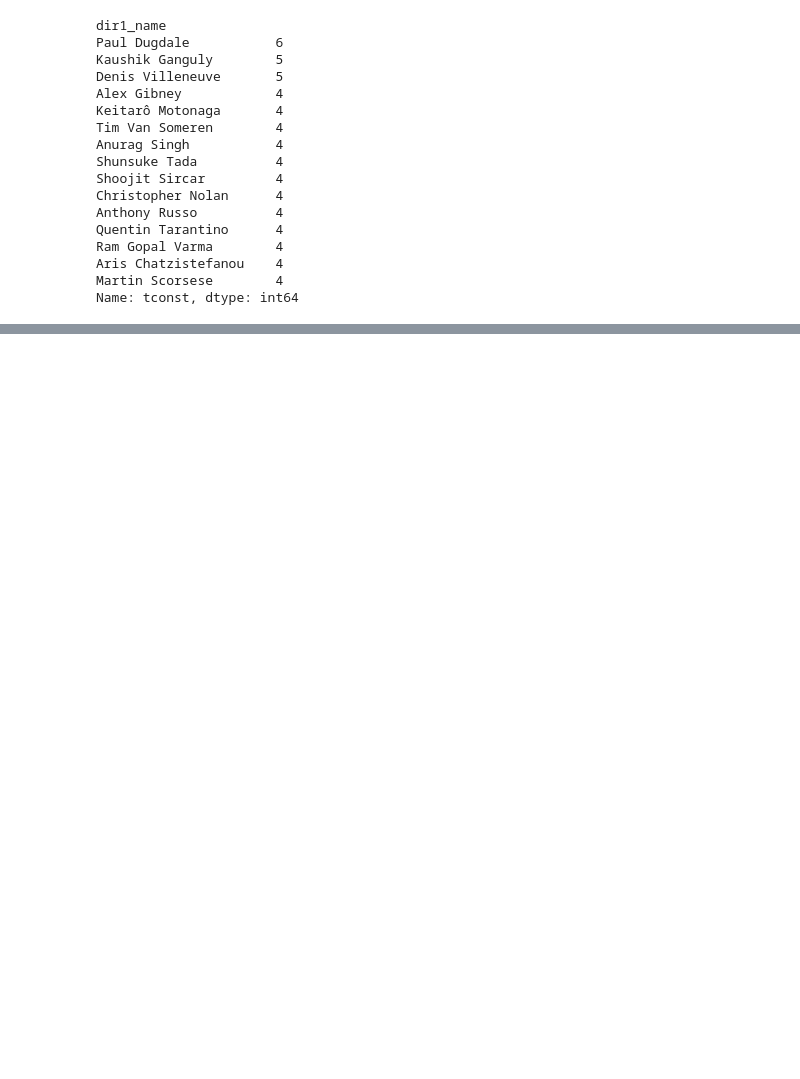
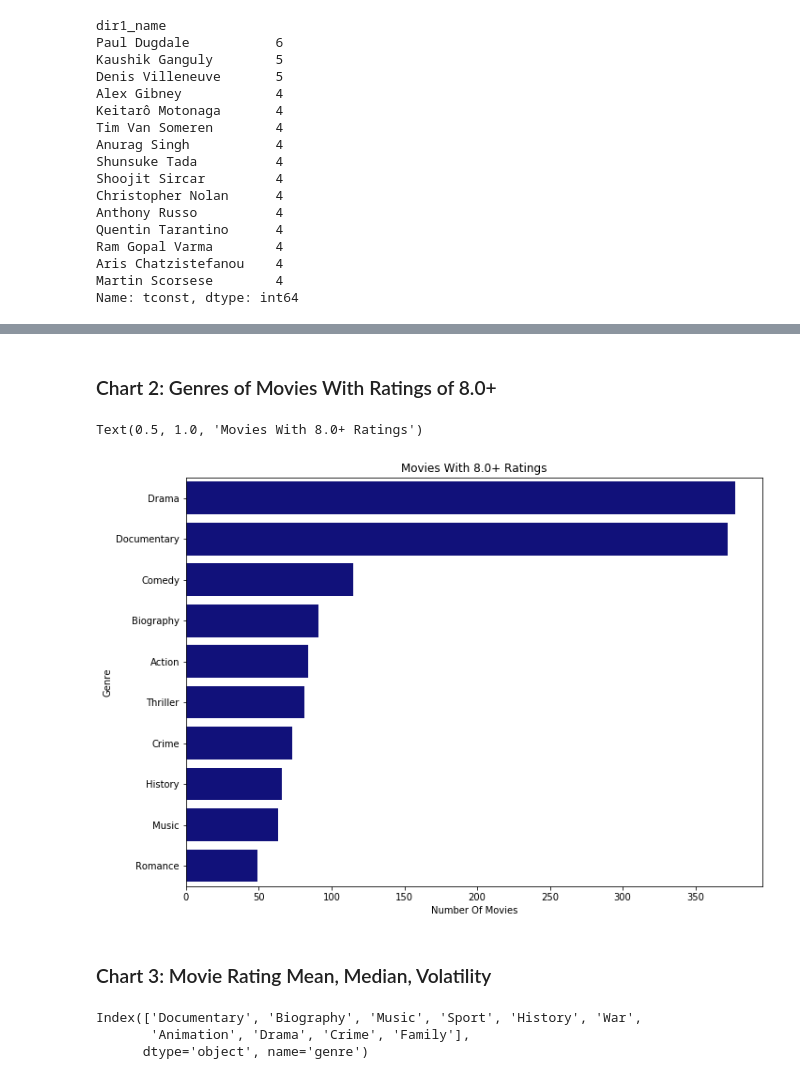
Before and after one commit to pvtsai/CXPT, a Jupyter notebook: imdb_directors_ratings_Cong.ipynb, the cells around one changed output, grey strips where cells are left out. Drawn from its saved outputs; the diff is of its cells as text; code cells hidden in the pictures; blank space fills up the shorter version.

```diff
--- a/imdb_directors_ratings_Cong.ipynb
+++ b/imdb_directors_ratings_Cong.ipynb
@@ -368,0 +210,26 @@ imdb_principles.pivot_table(index=imdb_principles['tconst'],columns='category')
+# %%
+rgdata6 = rgdata5.loc[rgdata5['numvotes']>100]
+# %% [markdown]
+### Chart 2: Genres of Movies With Ratings of 8.0+
+# %%
+#rgdata6 = one row per genre, movies with at least 100 numvotes and no 'averagerating' N/A, since 2010
+chart2data1 = rgdata6.sort_values('averagerating', ascending=False)
+# %%
+chart2data1 = chart2data1.loc[chart2data1['averagerating'] > 8]
+# %%
+chart2data1 = chart2data1.groupby('genre').count()['averagerating'].nlargest(10)
+# %%
+fig, chart2 = plt.subplots()
+fig.set_size_inches(11, 8)
+chart2ylabel = list(chart2data1.index)
+chart2values = list(chart2data1)
+chart2 = sns.barplot(x=chart2values,
+                     y=chart2ylabel,
+                     color='darkblue')
+chart2.set(ylabel='Genre', xlabel='Number Of Movies')
+chart2.set_title('Movies With 8.0+ Ratings')
+# %% [output]
+Text(0.5, 1.0, 'Movies With 8.0+ Ratings')
+[figure, added]
+# %% [markdown]
+### Chart 3: Movie Rating Mean, Median, Volatility
@@ -368,0 +246,6 @@ imdb_principles.pivot_table(index=imdb_principles['tconst'],columns='category')
+# %%
+chart3data2.head(10).index
+# %% [output]
+Index(['Documentary', 'Biography', 'Music', 'Sport', 'History', 'War',
+       'Animation', 'Drama', 'Crime', 'Family'],
+      dtype='object', name='genre')
```
Also changed, not shown: parts of 61 cells of this notebook.
